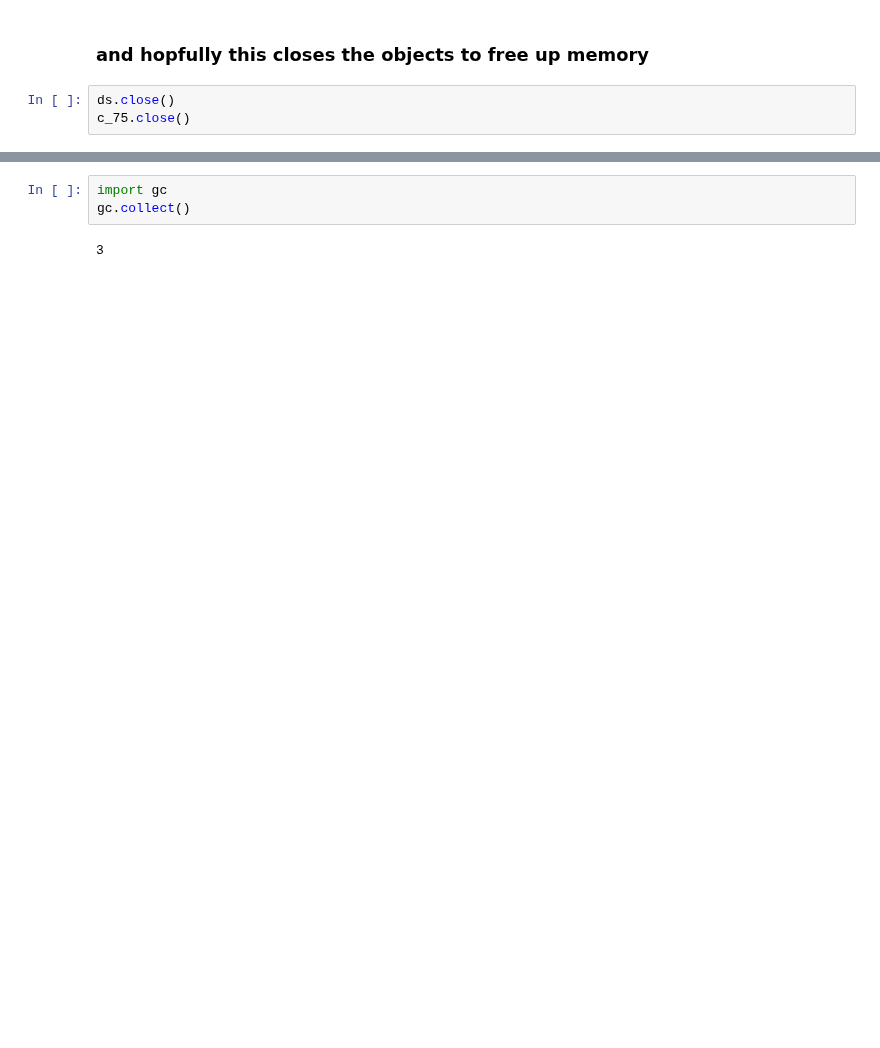
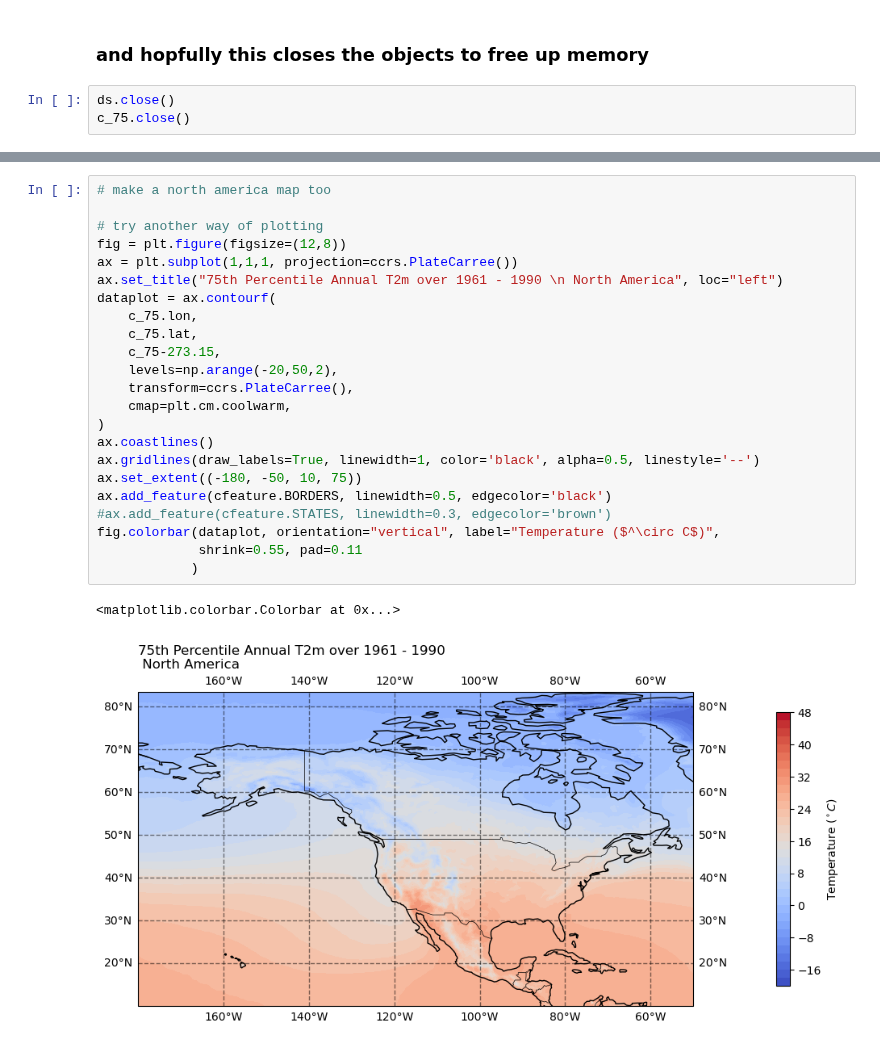
Before and after one commit to tedscott/HeatWaves, a Jupyter notebook: ReadComputeBaseline.ipynb, the cells around one changed output, grey strips where cells are left out. Cells and saved outputs as stored; diff of their text form; blank space fills up the shorter version.

```diff
--- a/ReadComputeBaseline.ipynb
+++ b/ReadComputeBaseline.ipynb
@@ -168,5 +177,26 @@ Text(0.5, 1.0, '75th Percentile T2m from 1960,1965,1970,1975,1980,1985,1990')
 # %%
-import gc
-gc.collect()
+# make a north america map too
+
+# try another way of plotting
+fig = plt.figure(figsize=(12,8))
+ax = plt.subplot(1,1,1, projection=ccrs.PlateCarree())
+ax.set_title("75th Percentile Annual T2m over 1961 - 1990 \n North America", loc="left")
+dataplot = ax.contourf(
+    c_75.lon,
+    c_75.lat,
+    c_75-273.15,
+    levels=np.arange(-20,50,2),
+    transform=ccrs.PlateCarree(),
+    cmap=plt.cm.coolwarm,
+)
+ax.coastlines()
+ax.gridlines(draw_labels=True, linewidth=1, color='black', alpha=0.5, linestyle='--')
+ax.set_extent((-180, -50, 10, 75))
+ax.add_feature(cfeature.BORDERS, linewidth=0.5, edgecolor='black')
+#ax.add_feature(cfeature.STATES, linewidth=0.3, edgecolor='brown')
+fig.colorbar(dataplot, orientation="vertical", label="Temperature ($^\circ C$)",
+             shrink=0.55, pad=0.11
+            )
 # %% [output]
-3
+<matplotlib.colorbar.Colorbar at 0x...>
+[figure, added]
```
Also changed, not shown: parts of 8 cells of this notebook, 3 other files.
